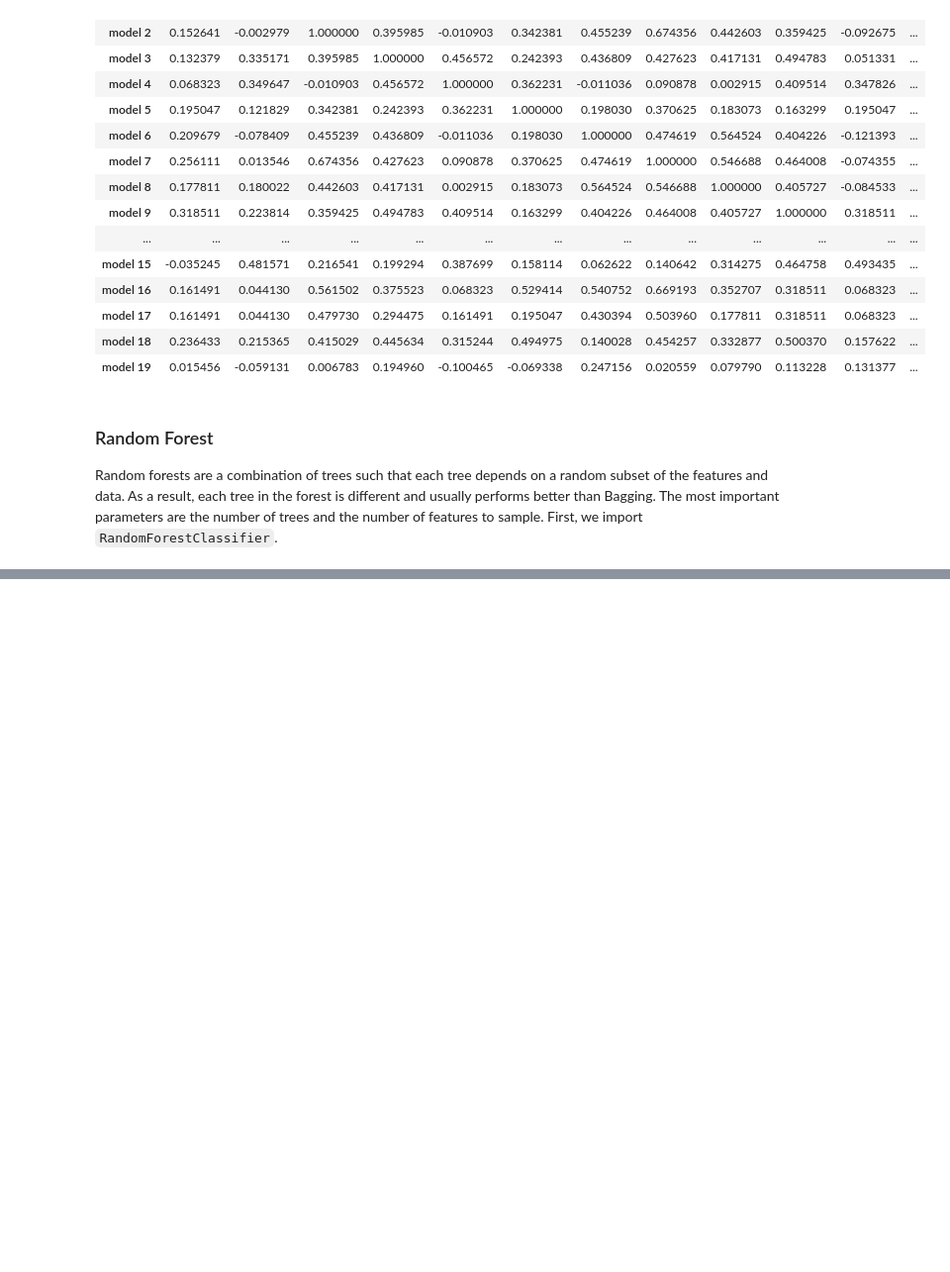
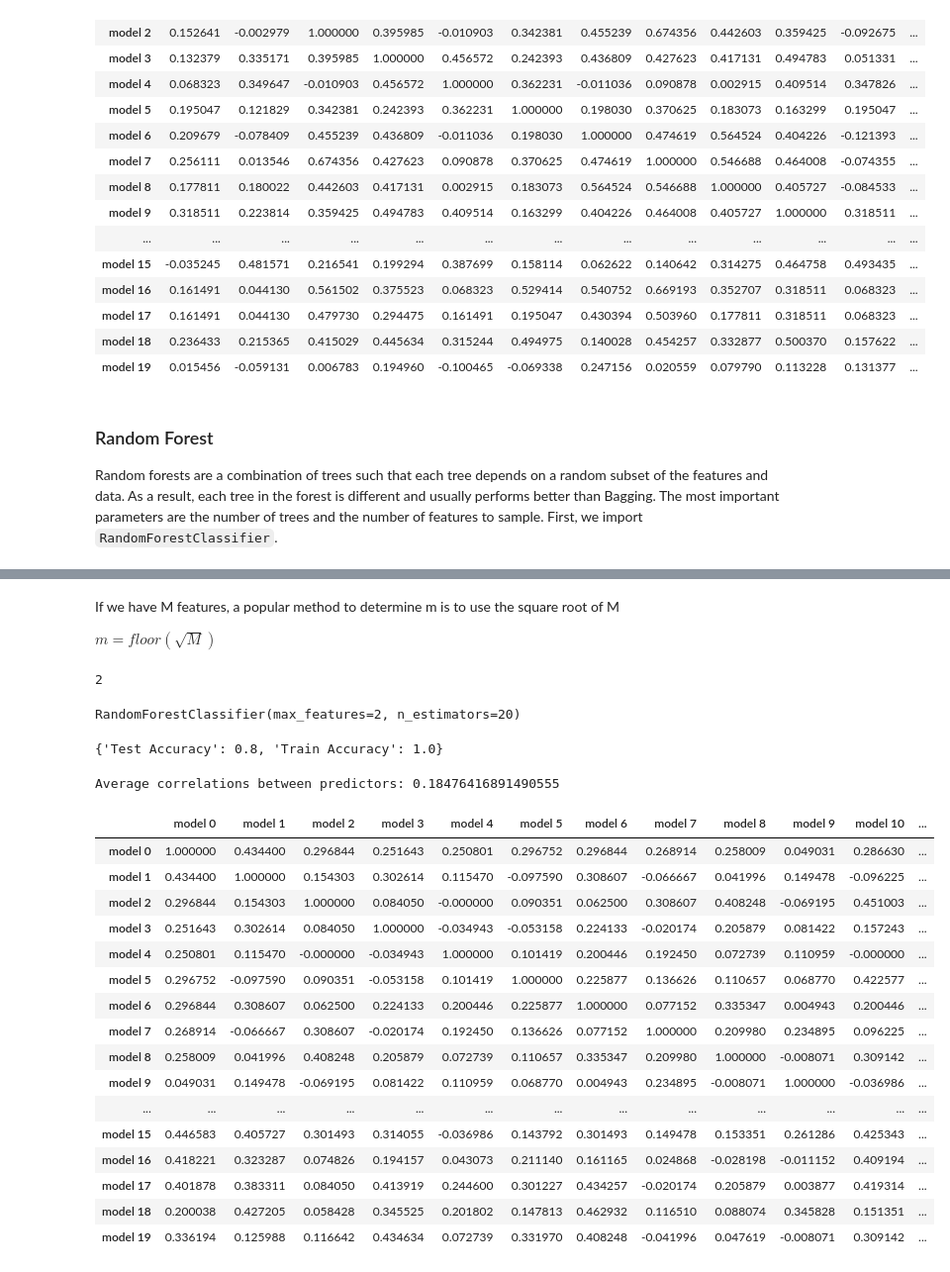
Before and after one commit to Mark-Barbaric/IBM_Machine_Learning_Certificate, a Jupyter notebook: Supervised_Machine_Learning_Classification/week5/random_forest_lab.ipynb, the cells around one changed output, grey strips where cells are left out. Shown at 99% size. Saved outputs shown, nothing was run; the diff lists cells and outputs as text; code cells hidden in the pictures; blank space fills up the shorter version.

Commit message:
classification_week5 - splitting the Random Forest labs in two.

```diff
--- a/Supervised_Machine_Learning_Classification/week5/random_forest_lab.ipynb
+++ b/Supervised_Machine_Learning_Classification/week5/random_forest_lab.ipynb
@@ -308,0 +317,45 @@ Random forests are a combination of trees such that each tree depends on a rando
+# %%
+x_features = X.shape[1]
+# %% [markdown]
+If we have M features, a popular method to determine m is to use the square root of M
+
+$m= floor(\sqrt{M}) $
+# %%
+max_features = round(np.sqrt(x_features)) - 1
+max_features
+# %% [output]
+2
+# %%
+random_forest_classifier = RandomForestClassifier(
+    max_features=max_features,
+    n_estimators=n_estimators
+)
+# %%
+random_forest_classifier.fit(X_train, y_train)
+# %% [output]
+RandomForestClassifier(max_features=2, n_estimators=20)
+# %%
+print(get_accuracy(X_train, X_test, y_train, y_test, random_forest_classifier))
+# %% [output]
+{'Test Accuracy': 0.8, 'Train Accuracy': 1.0}
+# %%
+get_correlation(X_test, y_test, random_forest_classifier).style.background_gradient(cmap='coolwarm')
+# %% [output]
+Average correlations between predictors: 0.18476416891490555
+|  | model 0 | model 1 | model 2 | model 3 | model 4 | model 5 | model 6 | model 7 | model 8 | model 9 | model 10 | ... |
+| model 0 | 1.000000 | 0.434400 | 0.296844 | 0.251643 | 0.250801 | 0.296752 | 0.296844 | 0.268914 | 0.258009 | 0.049031 | 0.286630 | ... |
+| model 1 | 0.434400 | 1.000000 | 0.154303 | 0.302614 | 0.115470 | -0.097590 | 0.308607 | -0.066667 | 0.041996 | 0.149478 | -0.096225 | ... |
+| model 2 | 0.296844 | 0.154303 | 1.000000 | 0.084050 | -0.000000 | 0.090351 | 0.062500 | 0.308607 | 0.408248 | -0.069195 | 0.451003 | ... |
+| model 3 | 0.251643 | 0.302614 | 0.084050 | 1.000000 | -0.034943 | -0.053158 | 0.224133 | -0.020174 | 0.205879 | 0.081422 | 0.157243 | ... |
+| model 4 | 0.250801 | 0.115470 | -0.000000 | -0.034943 | 1.000000 | 0.101419 | 0.200446 | 0.192450 | 0.072739 | 0.110959 | -0.000000 | ... |
+| model 5 | 0.296752 | -0.097590 | 0.090351 | -0.053158 | 0.101419 | 1.000000 | 0.225877 | 0.136626 | 0.110657 | 0.068770 | 0.422577 | ... |
+| model 6 | 0.296844 | 0.308607 | 0.062500 | 0.224133 | 0.200446 | 0.225877 | 1.000000 | 0.077152 | 0.335347 | 0.004943 | 0.200446 | ... |
+| model 7 | 0.268914 | -0.066667 | 0.308607 | -0.020174 | 0.192450 | 0.136626 | 0.077152 | 1.000000 | 0.209980 | 0.234895 | 0.096225 | ... |
+| model 8 | 0.258009 | 0.041996 | 0.408248 | 0.205879 | 0.072739 | 0.110657 | 0.335347 | 0.209980 | 1.000000 | -0.008071 | 0.309142 | ... |
+| model 9 | 0.049031 | 0.149478 | -0.069195 | 0.081422 | 0.110959 | 0.068770 | 0.004943 | 0.234895 | -0.008071 | 1.000000 | -0.036986 | ... |
+| ... | ... | ... | ... | ... | ... | ... | ... | ... | ... | ... | ... | ... |
+| model 15 | 0.446583 | 0.405727 | 0.301493 | 0.314055 | -0.036986 | 0.143792 | 0.301493 | 0.149478 | 0.153351 | 0.261286 | 0.425343 | ... |
+| model 16 | 0.418221 | 0.323287 | 0.074826 | 0.194157 | 0.043073 | 0.211140 | 0.161165 | 0.024868 | -0.028198 | -0.011152 | 0.409194 | ... |
+| model 17 | 0.401878 | 0.383311 | 0.084050 | 0.413919 | 0.244600 | 0.301227 | 0.434257 | -0.020174 | 0.205879 | 0.003877 | 0.419314 | ... |
+| model 18 | 0.200038 | 0.427205 | 0.058428 | 0.345525 | 0.201802 | 0.147813 | 0.462932 | 0.116510 | 0.088074 | 0.345828 | 0.151351 | ... |
+| model 19 | 0.336194 | 0.125988 | 0.116642 | 0.434634 | 0.072739 | 0.331970 | 0.408248 | -0.041996 | 0.047619 | -0.008071 | 0.309142 | ... |
```
Also changed, not shown: parts of 4 cells of this notebook, 2 other files.
